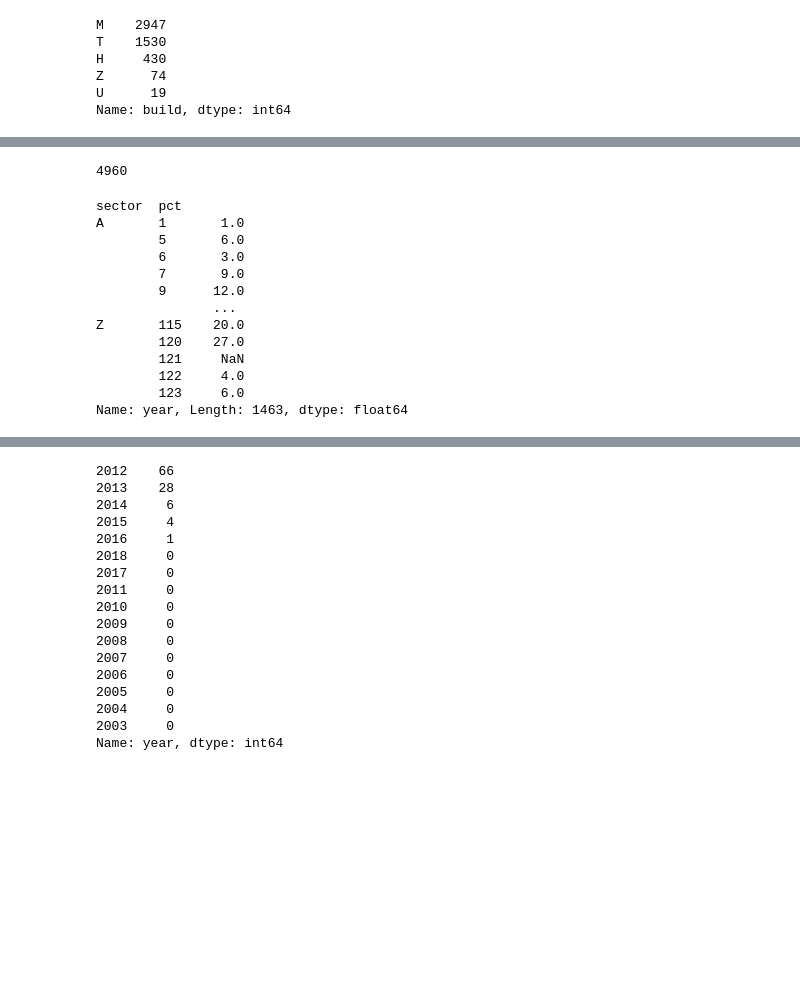
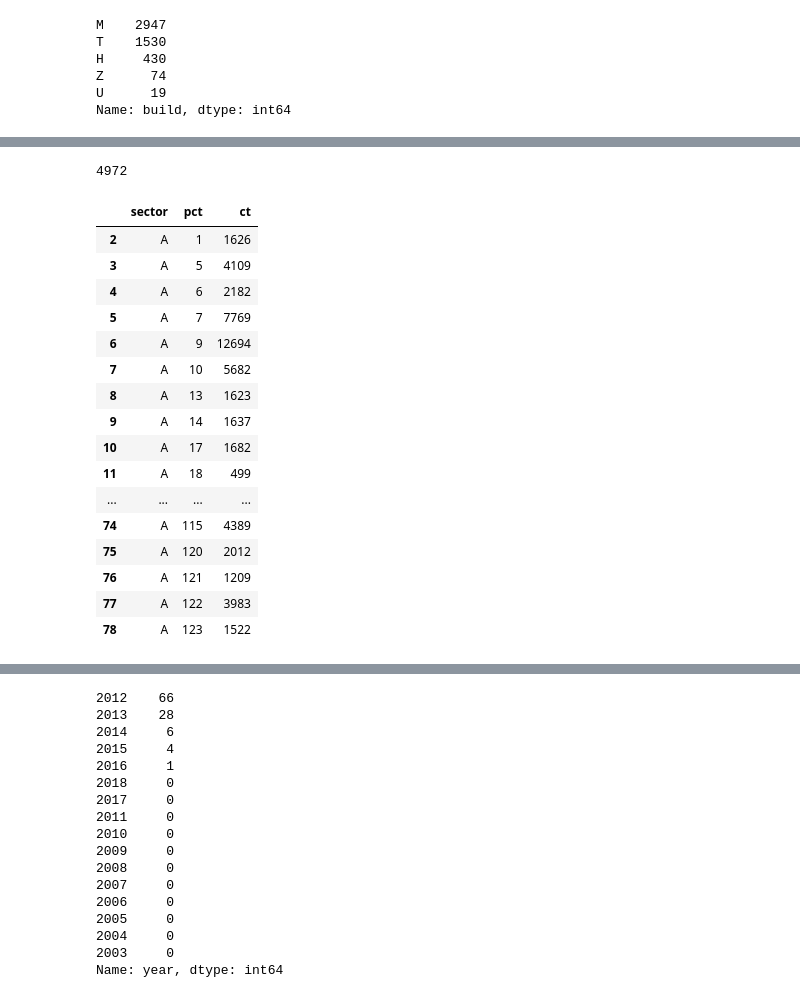
Before and after one commit to StevenDye/stop-and-frisk, a Jupyter notebook: fullmodel.ipynb, the cells around one changed output, grey strips where cells are left out. Cells and saved outputs as stored; diff of their text form; code cells hidden in the pictures; blank space fills up the shorter version.

```diff
--- a/fullmodel.ipynb
+++ b/fullmodel.ipynb
@@ -381,20 +382,26 @@ df.select_dtypes('category').columns.to_list()
 # %%
-df.sector.value_counts().sum()
+df.sumissue.value_counts().sum()
 # %% [output]
-4960
+4972
-# %%
-df.groupby(by=['sector','pct']).count().iloc[:,0]
-# %% [output]
-sector  pct
-A       1       1.0
-        5       6.0
-        6       3.0
-        7       9.0
-        9      12.0
-               ...
-Z       115    20.0
-        120    27.0
-        121     NaN
-        122     4.0
-        123     6.0
-Name: year, Length: 1463, dtype: float64
+# %%
+sectors = pd.DataFrame(full_df[['sector','pct']].dropna().groupby(['sector','pct']).size().reset_index().rename(columns={0:'ct'}))
+# %%
+sectors.query('sector=="A"').groupby()
+# %% [output]
+|  | sector | pct | ct |
+| 2 | A | 1 | 1626 |
+| 3 | A | 5 | 4109 |
+| 4 | A | 6 | 2182 |
+| 5 | A | 7 | 7769 |
+| 6 | A | 9 | 12694 |
+| 7 | A | 10 | 5682 |
+| 8 | A | 13 | 1623 |
+| 9 | A | 14 | 1637 |
+| 10 | A | 17 | 1682 |
+| 11 | A | 18 | 499 |
+| ... | ... | ... | ... |
+| 74 | A | 115 | 4389 |
+| 75 | A | 120 | 2012 |
+| 76 | A | 121 | 1209 |
+| 77 | A | 122 | 3983 |
+| 78 | A | 123 | 1522 |
```
Also changed, not shown: parts of 11 cells of this notebook.
